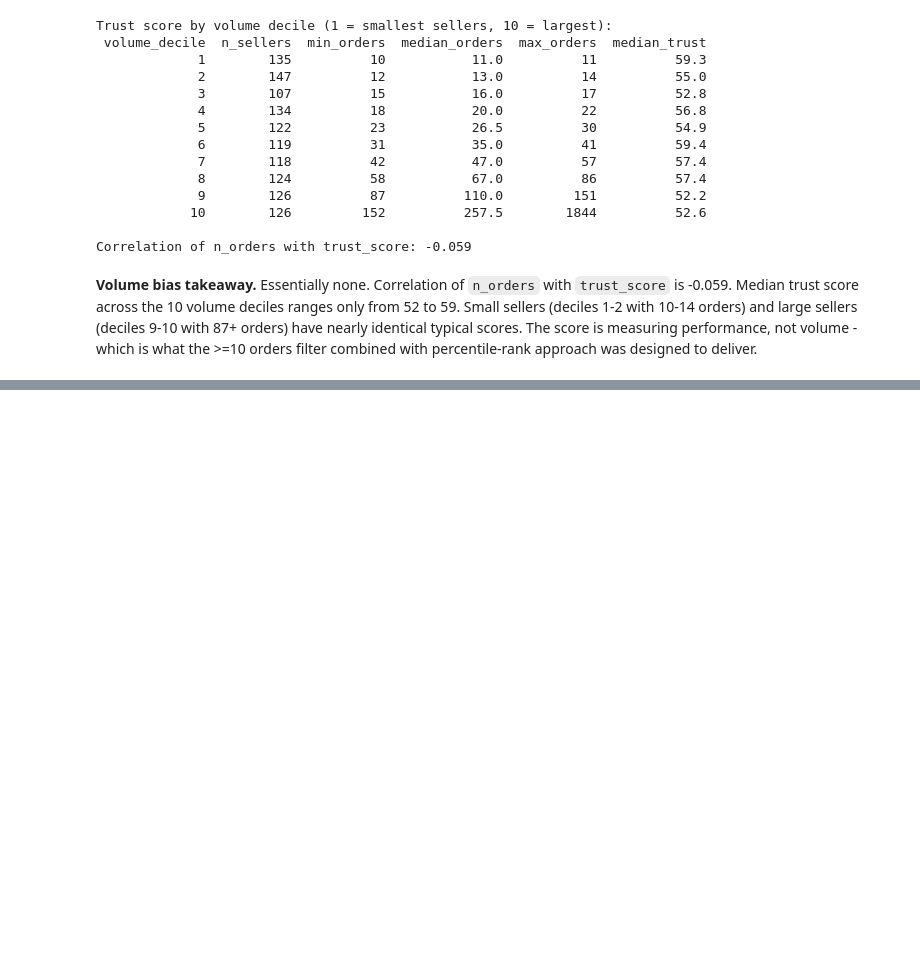
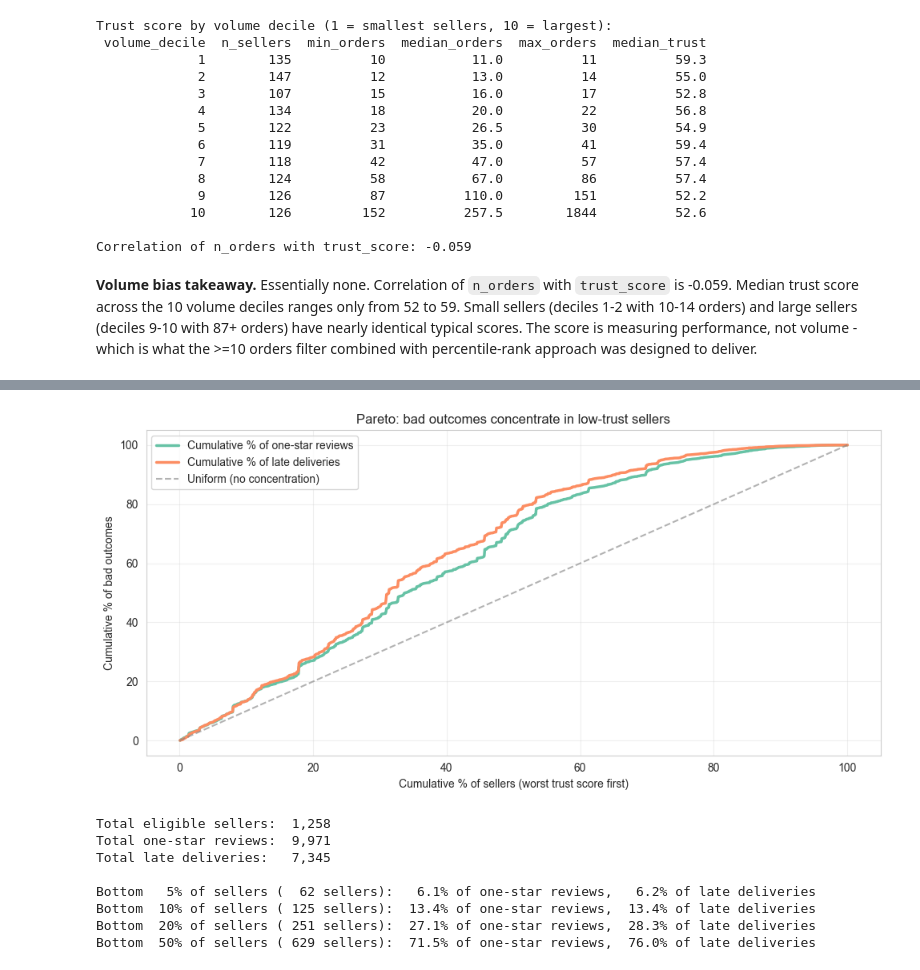
Before and after one commit to Prashant5B2026/olist-marketplace-audit, a Jupyter notebook: notebooks/04_seller_trust_score.ipynb, the cells around one changed output, grey strips where cells are left out. Saved outputs shown, nothing was run; the diff lists cells and outputs as text; code cells hidden in the pictures; blank space fills up the shorter version.

Commit message:
Add Day 3 Phase 4: business impact (Pareto + order-share)

```diff
--- a/notebooks/04_seller_trust_score.ipynb
+++ b/notebooks/04_seller_trust_score.ipynb
@@ -446,0 +456,48 @@ Correlation of n_orders with trust_score: -0.059
+# %%
+# Sort sellers by trust_score ascending (worst first), then cumulate bad outcomes.
+sorted_sellers = scorable_full.sort_values("trust_score").reset_index(drop=True)
+
+total_one_star = sorted_sellers["one_star_count"].sum()
+total_late     = sorted_sellers["late_count"].sum()
+total_orders   = sorted_sellers["n_orders"].sum()
+
+sorted_sellers["cum_one_star_pct"] = sorted_sellers["one_star_count"].cumsum() / total_one_star * 100
+sorted_sellers["cum_late_pct"]     = sorted_sellers["late_count"].cumsum() / total_late * 100
+sorted_sellers["seller_pct"]       = (sorted_sellers.index + 1) / len(sorted_sellers) * 100
+
+fig, ax = plt.subplots(figsize=(10, 5))
+ax.plot(sorted_sellers["seller_pct"], sorted_sellers["cum_one_star_pct"],
+        linewidth=2.5, label="Cumulative % of one-star reviews")
+ax.plot(sorted_sellers["seller_pct"], sorted_sellers["cum_late_pct"],
+        linewidth=2.5, label="Cumulative % of late deliveries")
+ax.plot([0, 100], [0, 100], color="gray", linestyle="--", alpha=0.6,
+        label="Uniform (no concentration)")
+ax.set_xlabel("Cumulative % of sellers (worst trust score first)")
+ax.set_ylabel("Cumulative % of bad outcomes")
+ax.set_title("Pareto: bad outcomes concentrate in low-trust sellers")
+ax.legend()
+ax.grid(True, alpha=0.3)
+plt.tight_layout()
+plt.show()
+
+print(f"Total eligible sellers:  {len(sorted_sellers):,}")
+print(f"Total one-star reviews:  {total_one_star:,}")
+print(f"Total late deliveries:   {total_late:,}")
+print()
+for pct in [5, 10, 20, 50]:
+    n = max(1, int(len(sorted_sellers) * pct / 100))
+    one_star_share = sorted_sellers.iloc[:n]["one_star_count"].sum() / total_one_star
+    late_share     = sorted_sellers.iloc[:n]["late_count"].sum() / total_late
+    print(f"Bottom {pct:>3}% of sellers ({n:>4} sellers): "
+          f"{one_star_share:>6.1%} of one-star reviews, "
+          f"{late_share:>6.1%} of late deliveries")
+# %% [output]
+[figure, added]
+Total eligible sellers:  1,258
+Total one-star reviews:  9,971
+Total late deliveries:   7,345
+
+Bottom   5% of sellers (  62 sellers):   6.1% of one-star reviews,   6.2% of late deliveries
+Bottom  10% of sellers ( 125 sellers):  13.4% of one-star reviews,  13.4% of late deliveries
+Bottom  20% of sellers ( 251 sellers):  27.1% of one-star reviews,  28.3% of late deliveries
+Bottom  50% of sellers ( 629 sellers):  71.5% of one-star reviews,  76.0% of late deliveries
```
Also changed, not shown: parts of 4 cells of this notebook.
